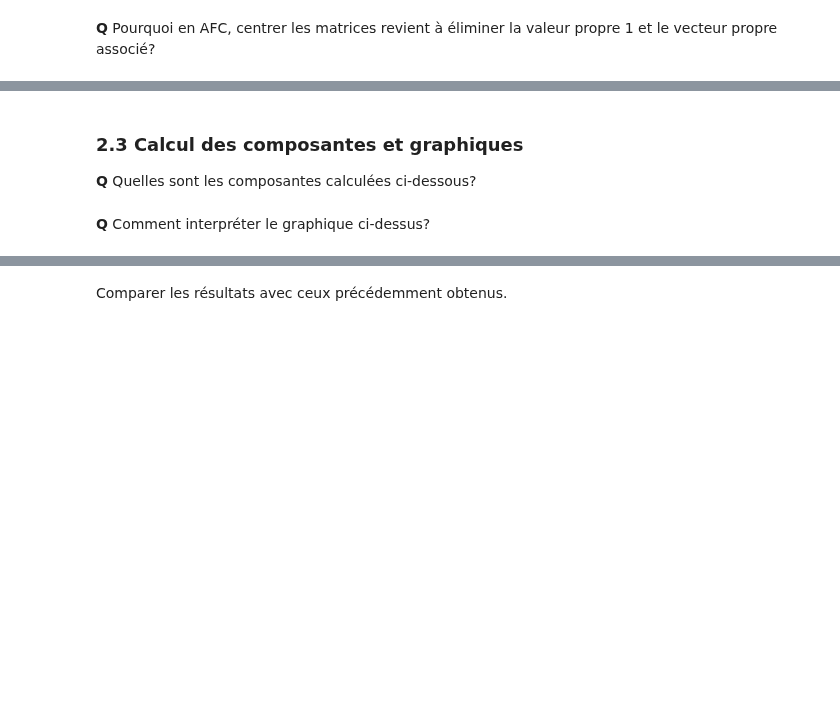
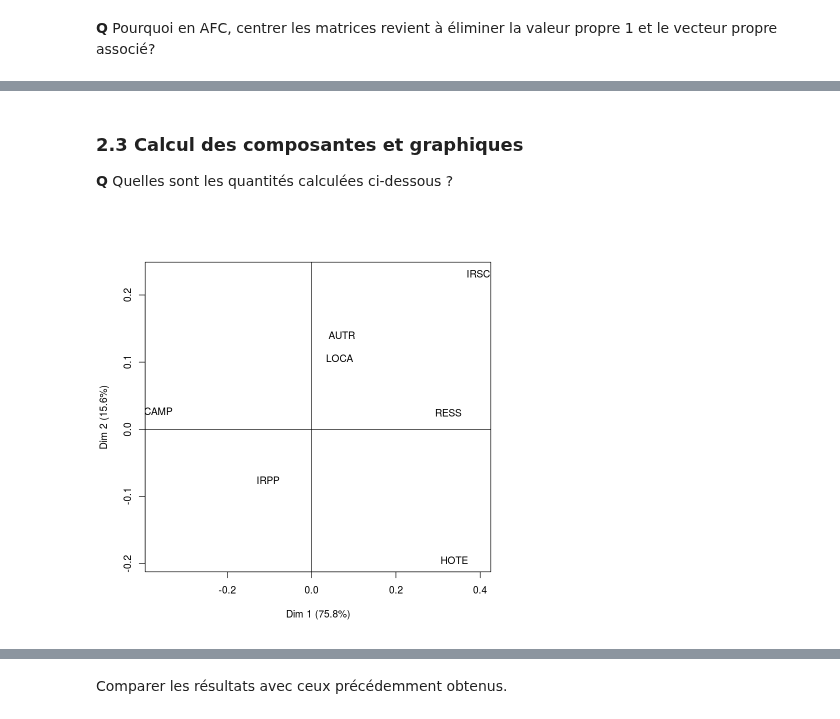
Before and after one commit to wikistat/Exploration, a Jupyter notebook: TutosRudim/Cal3-R-SVDtoAFC.ipynb, the cells around one changed output, grey strips where cells are left out. Drawn from its saved outputs; the diff is of its cells as text; code cells hidden in the pictures; blank space fills up the shorter version.

```diff
--- a/TutosRudim/Cal3-R-SVDtoAFC.ipynb
+++ b/TutosRudim/Cal3-R-SVDtoAFC.ipynb
@@ -68,5 +176,6 @@ B%*%A%*%gr-gr
 # %%
 # SVD de 1/nT relative à Dr-1 et Dc-1
-Drm12=diag(1/sqrt(gr));Dcm12=diag(1/sqrt(gc))
-res=svd(Drm12%*%T%*%Dcm12/n)
+Drm12 <- diag(1 / sqrt(gr))
+Dcm12 <- diag(1 / sqrt(gc))
+res <- svd(Drm12 %*% T %*% Dcm12 / n)
 res$d
@@ -73,10 +185,10 @@ res$d
 # %% [markdown]
 **Q** Pourquoi en AFC, centrer les matrices revient à éliminer la valeur propre 1 et le vecteur propre associé?
 # %%
-L=res$d[-1]
+L <- res$d[-1]
 # %%
 # Rechangement de métrique
-U=diag(sqrt(gr))%*%res$u[,-1]
-V=diag(sqrt(gc))%*%res$v[,-1]
+U <- diag(sqrt(gr)) %*% res$u[, -1]
+V <- diag(sqrt(gc)) %*% res$v[, -1]
 # %%
 # Vérifications de la chi2-orthonormalité
@@ -86,14 +214,17 @@ t(V)%*%Dc1%*%V
 # %% [markdown]
 ### 2.3 Calcul des composantes et graphiques
 
-**Q** Quelles sont les composantes calculées ci-dessous?
+**Q** Quelles sont les quantités calculées ci-dessous ?
 # %%
-Cr=Dr1%*%U%*%diag(L)
-Cc=Dc1%*%V%*%diag(L)
+Cr <- Dr1 %*% U %*% diag(L)
+Cc <- Dc1 %*% V %*% diag(L)
+ratio <- L^2 / sum(L^2)
 # %%
 # représentations graphiques
-plot(Cc, type="n")
+plot(Cc, type = "n",
+     xlab = paste("Dim 1 (", round(100 * ratio[1], 1), "%)", sep = ""),
+     ylab = paste("Dim 2 (", round(100 * ratio[2], 1), "%)", sep = ""))
 text(Cc, colnames(T))
-abline(h=0,v=0)
+abline(h = 0, v = 0)
+# %% [output]
+[figure, added]
-# %% [markdown]
-**Q** Comment interpréter le graphique ci-dessus?
```
Also changed, not shown: parts of 29 cells of this notebook.
